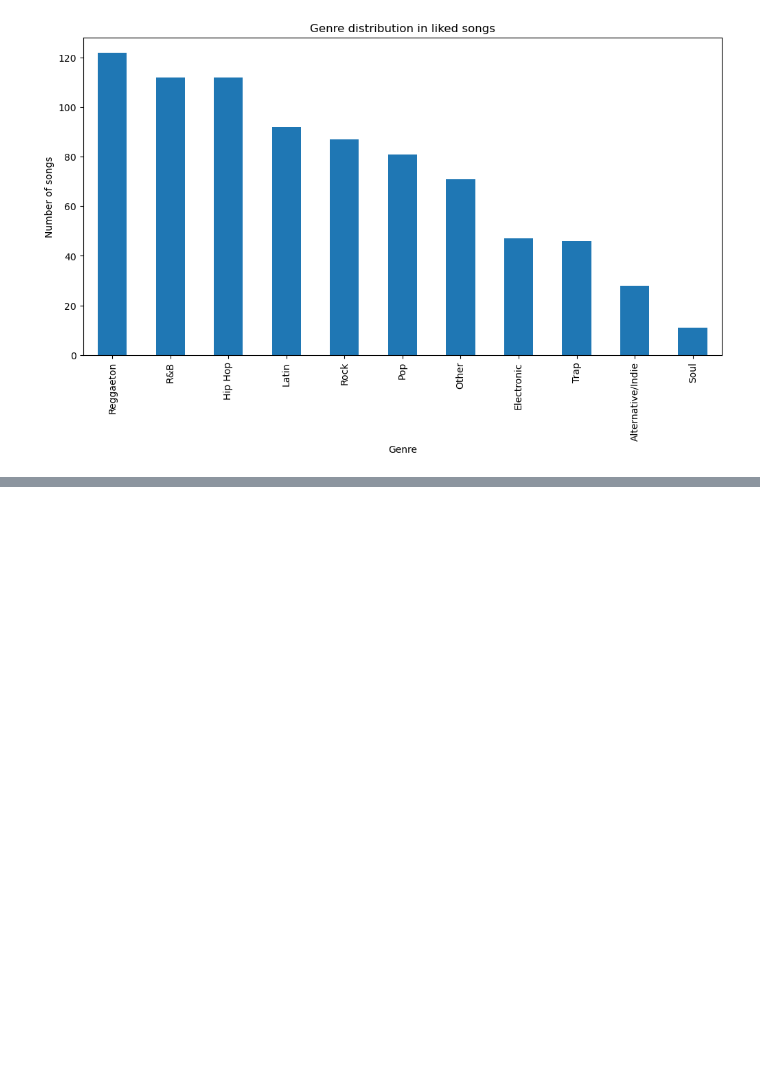
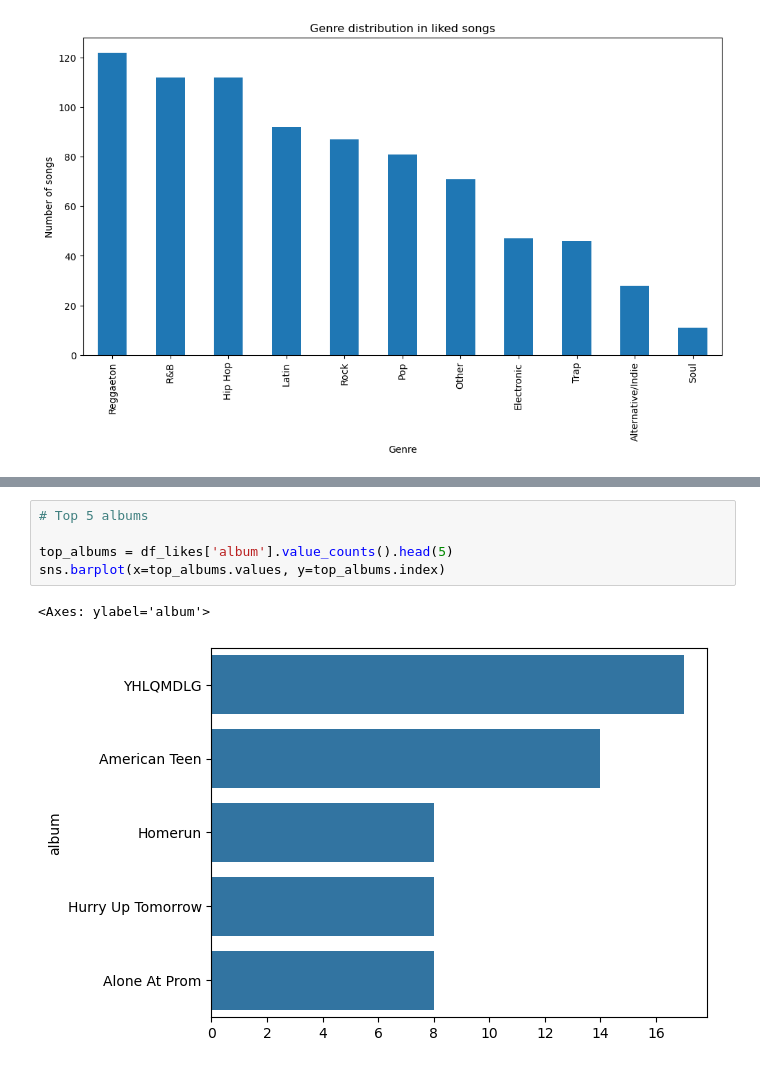
Before and after one commit to Zurita02/Spotify-EDA, a Jupyter notebook: spotify.ipynb, the cells around one changed output, grey strips where cells are left out. Cells and saved outputs as stored; diff of their text form; blank space fills up the shorter version.

```diff
--- a/spotify.ipynb
+++ b/spotify.ipynb
@@ -345,0 +481,8 @@ df_likes.head()
+# %%
+# Top 5 albums
+
+top_albums = df_likes['album'].value_counts().head(5)
+sns.barplot(x=top_albums.values, y=top_albums.index)
+# %% [output]
+<Axes: ylabel='album'>
+[figure, added]
```
Also changed, not shown: parts of 25 cells of this notebook.
